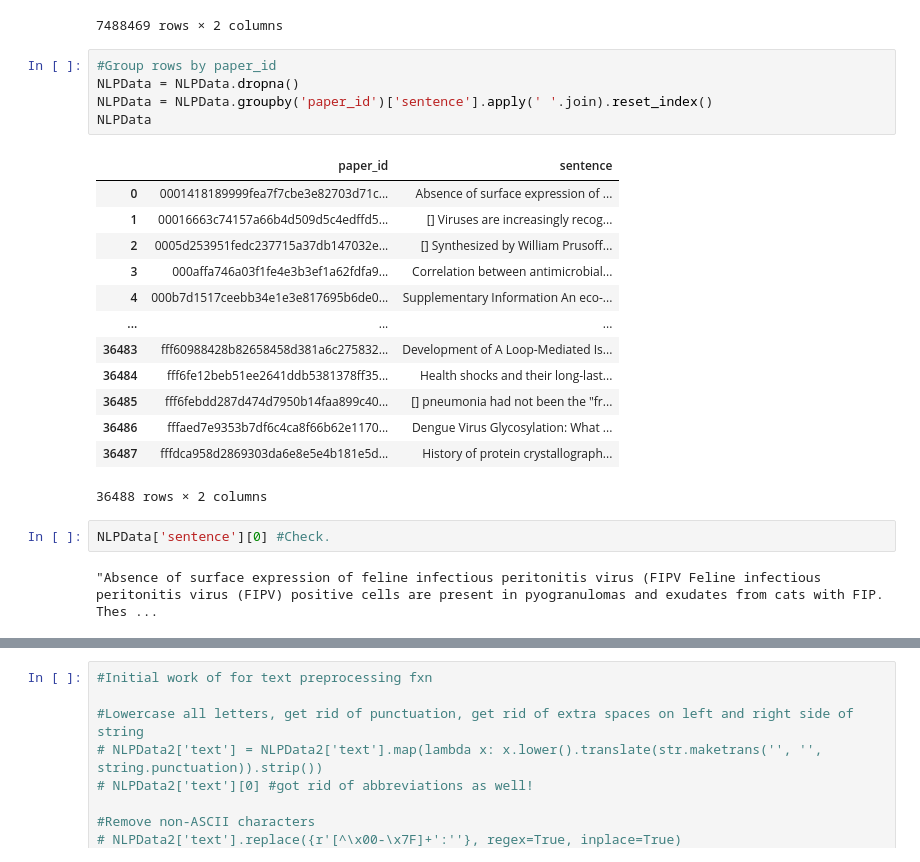
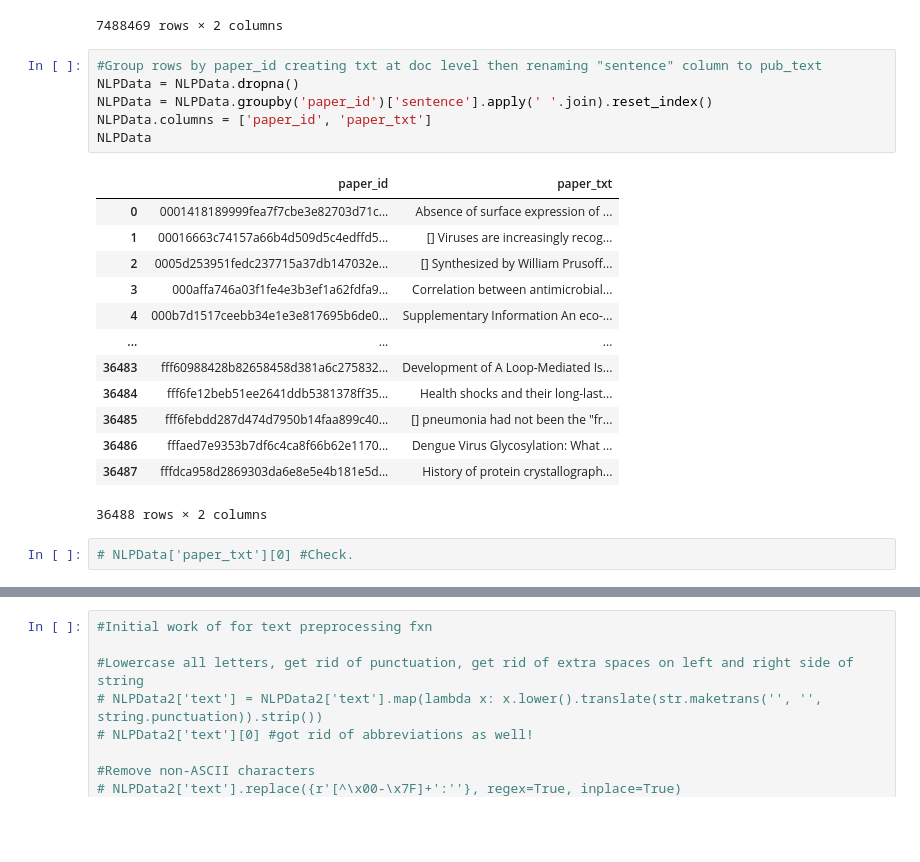
Before and after one commit to mindyng/Covid19, a Jupyter notebook: BaselineModels_LocalRun.ipynb, the cells around one changed output, grey strips where cells are left out. Cells and saved outputs as stored; diff of their text form; blank space fills up the shorter version.

```diff
--- a/BaselineModels_LocalRun.ipynb
+++ b/BaselineModels_LocalRun.ipynb
@@ -151,12 +152,13 @@ NLPData
 | 7488468 | 8d1ca4b0b4048b0a815b48a9a720dfe8a... | The CDC relies on seven systems f... |
 7488469 rows × 2 columns
 # %%
-#Group rows by paper_id
+#Group rows by paper_id creating txt at doc level then renaming "sentence" column to pub_text
 NLPData = NLPData.dropna()
 NLPData = NLPData.groupby('paper_id')['sentence'].apply(' '.join).reset_index()
+NLPData.columns = ['paper_id', 'paper_txt']
 NLPData
 # %% [output]
-|  | paper_id | sentence |
+|  | paper_id | paper_txt |
 | 0 | 0001418189999fea7f7cbe3e82703d71c... | Absence of surface expression of ... |
 | 1 | 00016663c74157a66b4d509d5c4edffd5... | [] Viruses are increasingly recog... |
 | 2 | 0005d253951fedc237715a37db147032e... | [] Synthesized by William Prusoff... |
@@ -169,7 +171,5 @@ NLPData
 | 36486 | fffaed7e9353b7df6c4ca8f66b62e1170... | Dengue Virus Glycosylation: What ... |
 | 36487 | fffdca958d2869303da6e8e5e4b181e5d... | History of protein crystallograph... |
 36488 rows × 2 columns
-# %%
-NLPData['sentence'][0] #Check.
-# %% [output]
-"Absence of surface expression of feline infectious peritonitis virus (FIPV Feline infectious peritonitis virus (FIPV) positive cells are present in pyogranulomas and exudates from cats with FIP. Thes ...
+# %%
+# NLPData['paper_txt'][0] #Check.
```
Also changed, not shown: parts of 8 cells of this notebook.
